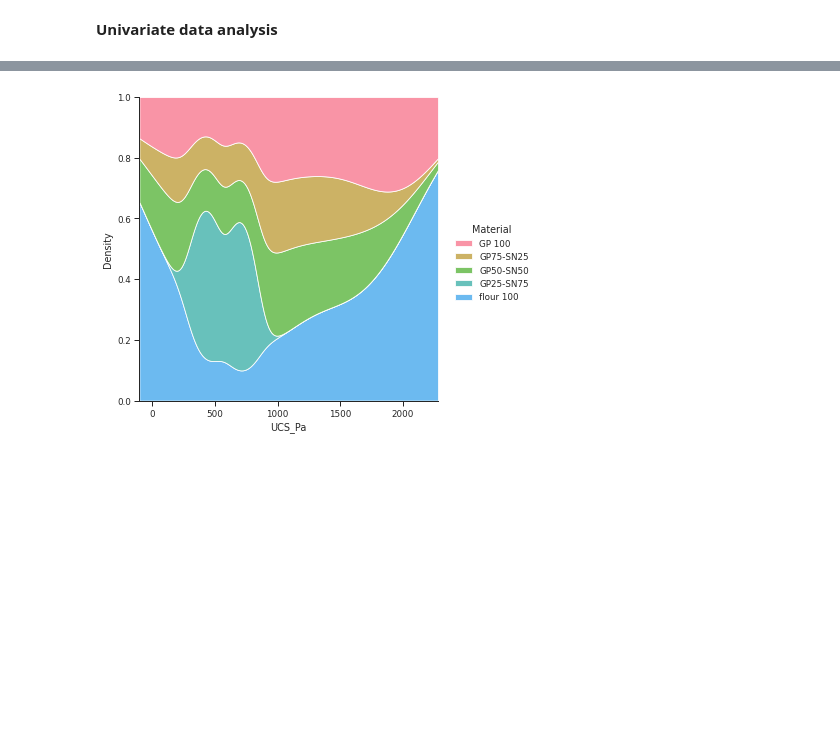
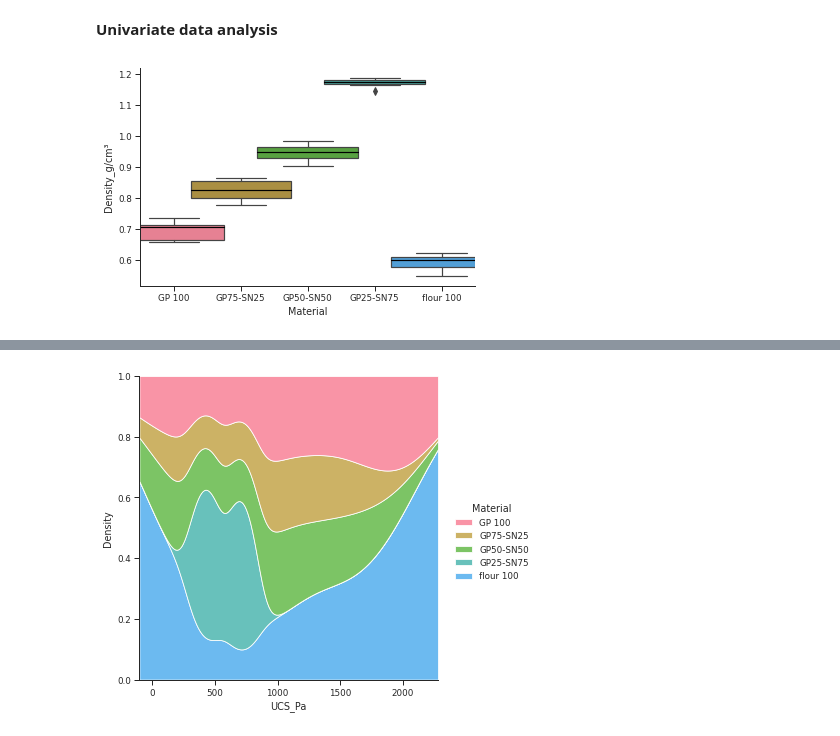
Before and after one commit to Utomi-Tom/Granular_Material_analysis, a Jupyter notebook: Geomaterial_analysis_.ipynb, the cells around one changed output, grey strips where cells are left out. Drawn from its saved outputs; the diff is of its cells as text; code cells hidden in the pictures; blank space fills up the shorter version.

```diff
--- a/Geomaterial_analysis_.ipynb
+++ b/Geomaterial_analysis_.ipynb
@@ -170,6 +170,12 @@ Names of Measured and derived parameters in dataset:
 11             Slip_Tendency
 # %% [markdown]
 **Univariate data analysis**
+# %%
+sns.boxplot(x='Material',
+            y='Density_g/cm³',
+            data = Dataset, width=1.5, dodge=False, medianprops={"color": "black"});
+# %% [output]
+[figure, added]
 # %%
 # Here we visualize the probability density function of the material flowability.
 # **GP25_SN75 are more distributed and have more variance in the distribution**
```
Also changed, not shown: parts of 12 cells of this notebook.
